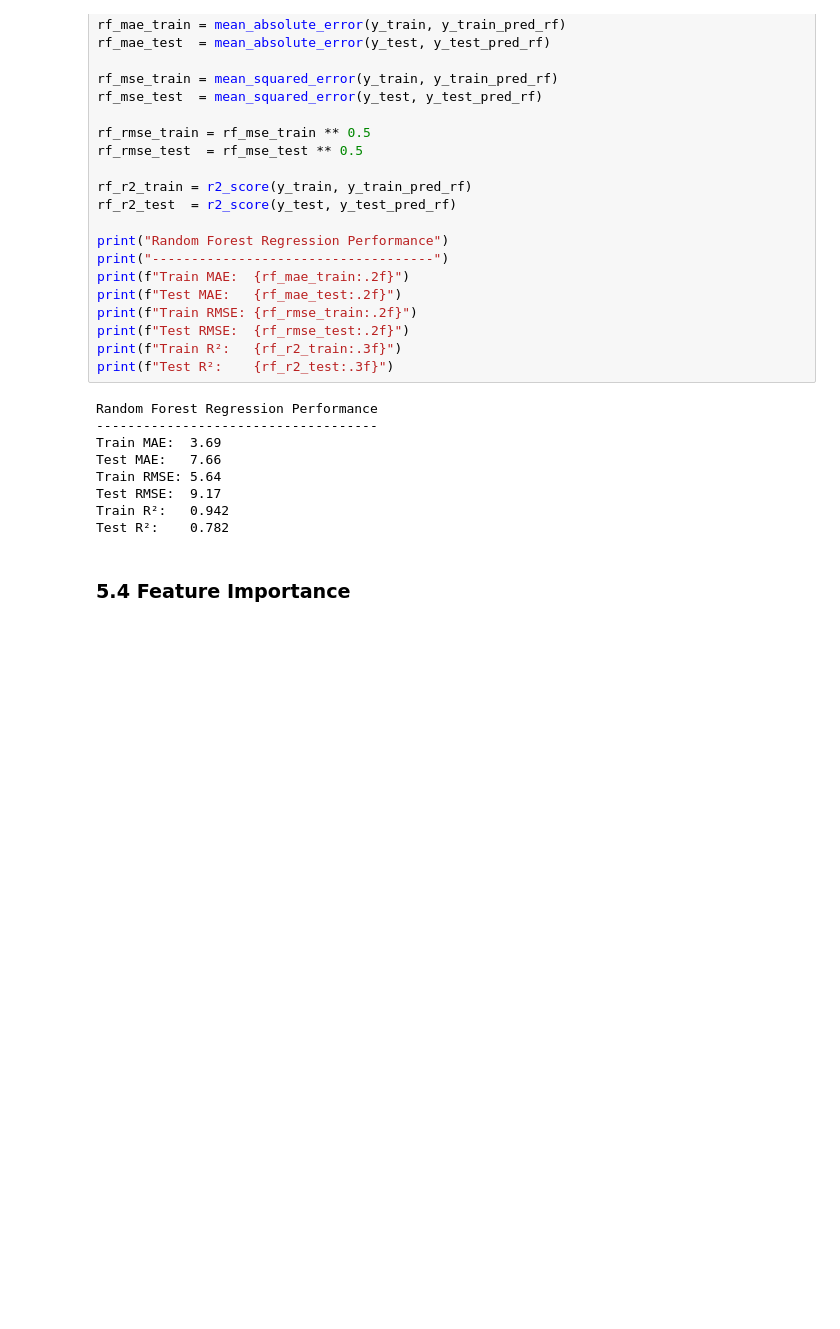
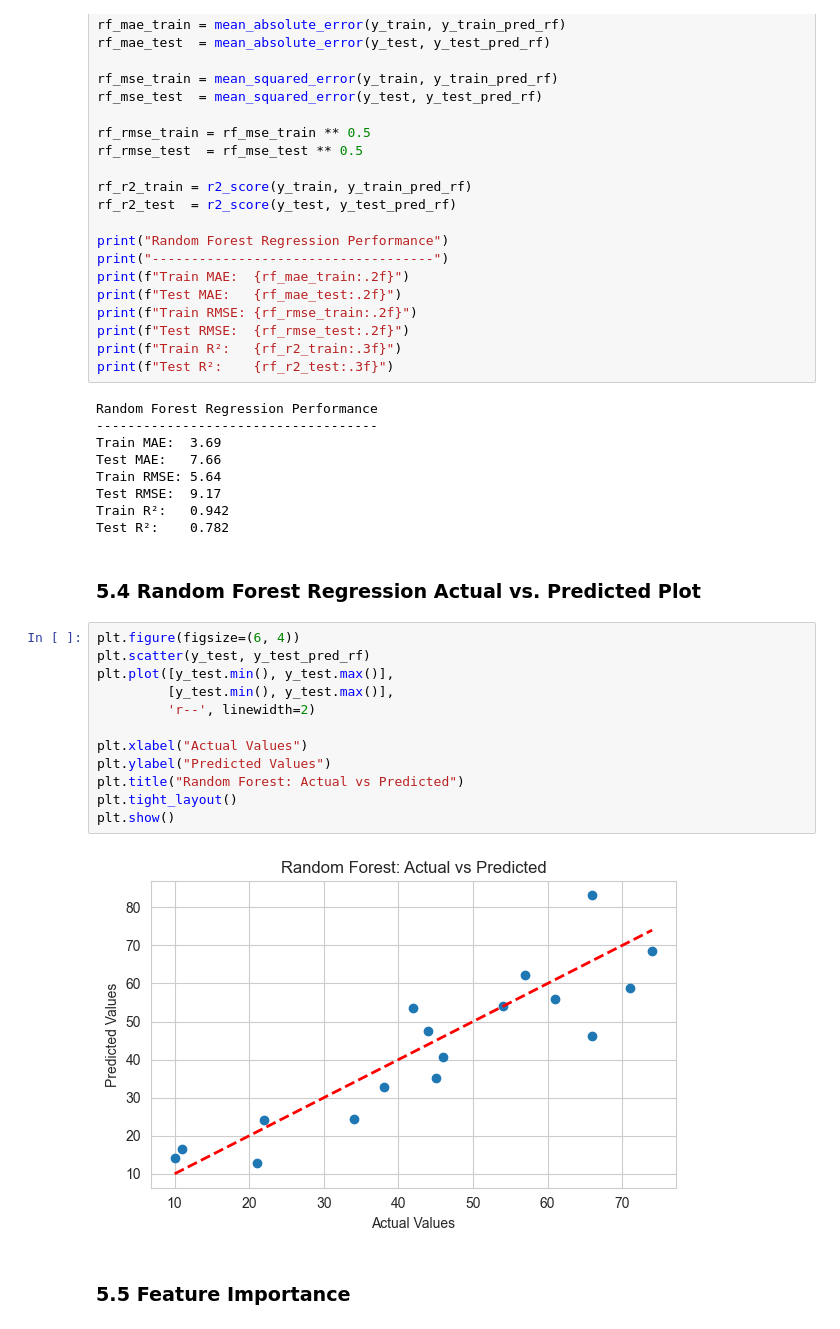
Before and after one commit to bvrtachnik/transaction-volume-capstone, a Jupyter notebook: project_notebook.ipynb, the cells around one changed output. Cells and saved outputs as stored; diff of their text form; blank space fills up the shorter version.

```diff
--- a/project_notebook.ipynb
+++ b/project_notebook.ipynb
@@ -343,8 +359,24 @@ Train RMSE: 5.64
 Test RMSE:  9.17
 Train R²:   0.942
 Test R²:    0.782
+# %% [markdown]
+### 5.4 Random Forest Regression Actual vs. Predicted Plot
+# %%
+plt.figure(figsize=(6, 4))
+plt.scatter(y_test, y_test_pred_rf)
+plt.plot([y_test.min(), y_test.max()],
+         [y_test.min(), y_test.max()],
+         'r--', linewidth=2)
+
+plt.xlabel("Actual Values")
+plt.ylabel("Predicted Values")
+plt.title("Random Forest: Actual vs Predicted")
+plt.tight_layout()
+plt.show()
+# %% [output]
+[figure, added]
 # %% [markdown]
-### 5.4 Feature Importance
+### 5.5 Feature Importance
 # %%
 # Get feature importances directly from the random forest model
 importances = rf_model.feature_importances_
```
Also changed, not shown: parts of 4 cells of this notebook.
